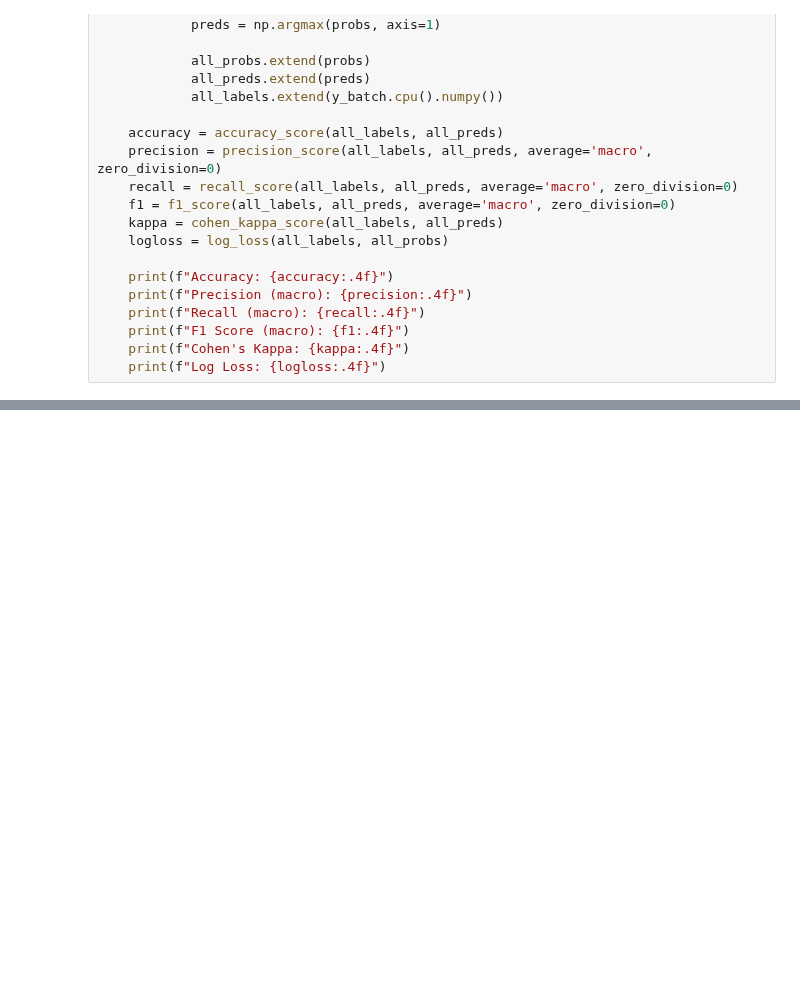
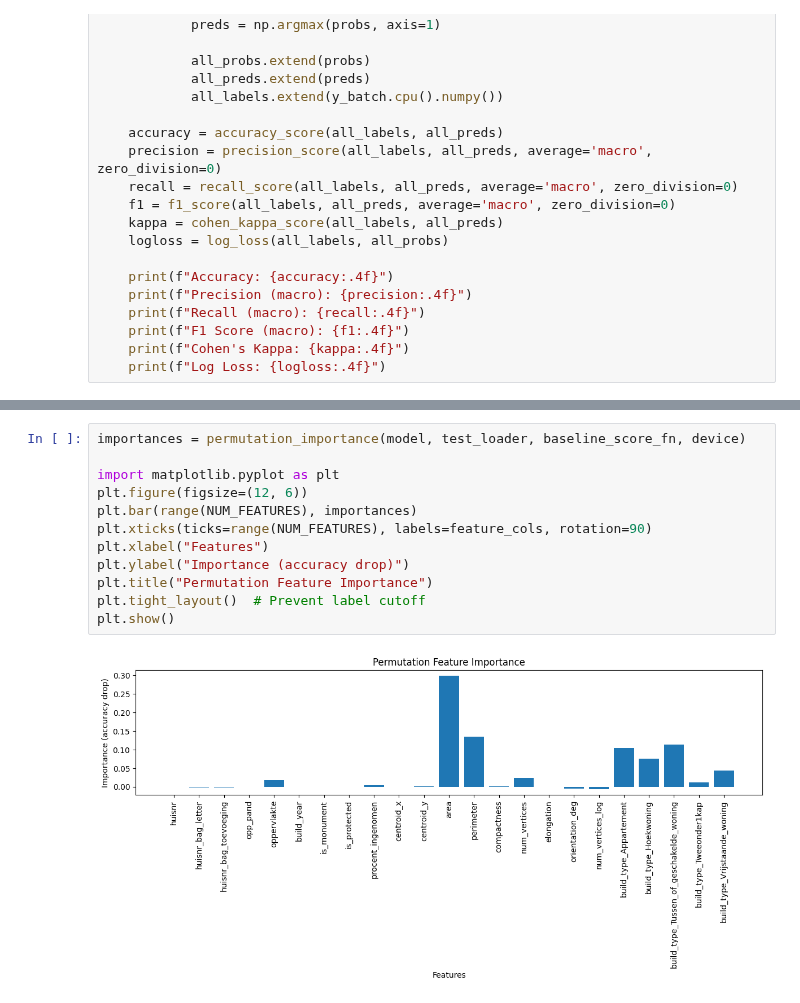
Before and after one commit to averagepindakaasenjoyer/Pangolinis, a Jupyter notebook: Model Architecture/MLP.ipynb, the cells around one changed output, grey strips where cells are left out. Drawn from its saved outputs; the diff is of its cells as text; blank space fills up the shorter version.

```diff
--- a/Model Architecture/MLP.ipynb
+++ b/Model Architecture/MLP.ipynb
@@ -387,0 +535,14 @@ plot_confusion_matrix(model, val_loader, class_names=fine_classes, device=device
+# %%
+importances = permutation_importance(model, test_loader, baseline_score_fn, device)
+
+import matplotlib.pyplot as plt
+plt.figure(figsize=(12, 6))
+plt.bar(range(NUM_FEATURES), importances)
+plt.xticks(ticks=range(NUM_FEATURES), labels=feature_cols, rotation=90)
+plt.xlabel("Features")
+plt.ylabel("Importance (accuracy drop)")
+plt.title("Permutation Feature Importance")
+plt.tight_layout()  # Prevent label cutoff
+plt.show()
+# %% [output]
+[figure, added]
```
Also changed, not shown: parts of 10 cells of this notebook, 2 other files.
